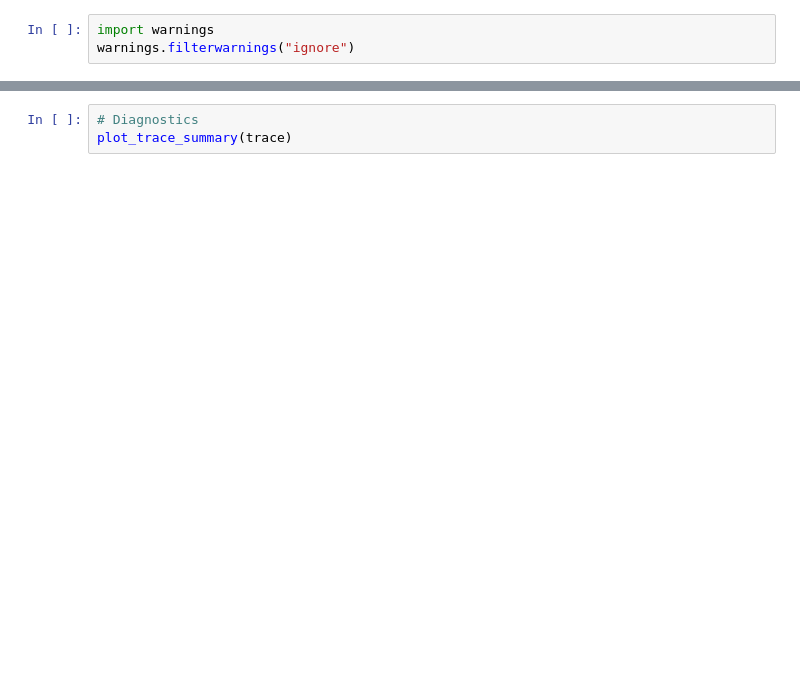
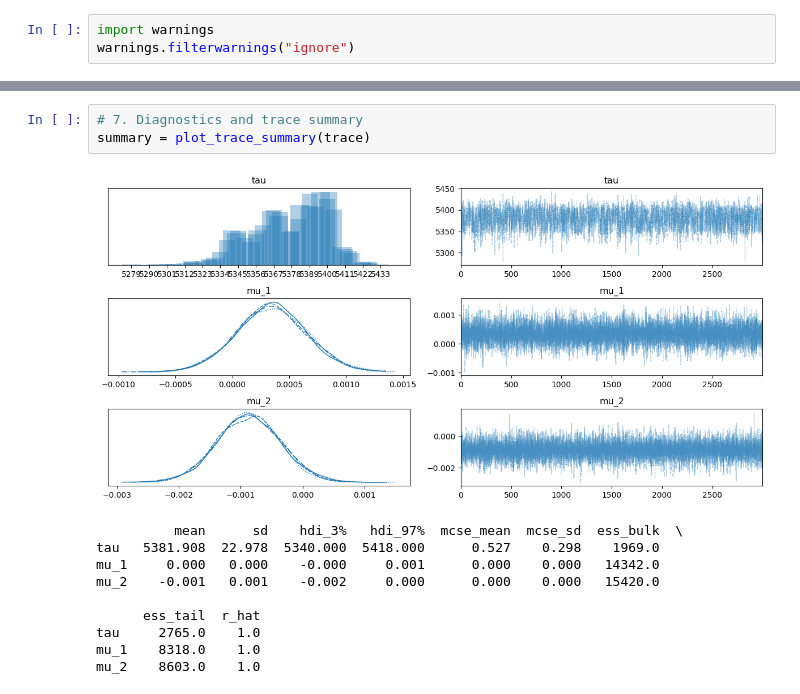
Before and after one commit to NuryeNigusMekonen/Change-point-analysis-and-statistical-modelling-of-time-series-data, a Jupyter notebook: notebook/loading_eda.ipynb, the cells around one changed output, grey strips where cells are left out. Saved outputs shown, nothing was run; the diff lists cells and outputs as text; blank space fills up the shorter version.

```diff
--- a/notebook/loading_eda.ipynb
+++ b/notebook/loading_eda.ipynb
@@ -66,4 +136,15 @@ trace = sample_model(model)
 # %%
-# Diagnostics
-plot_trace_summary(trace)
+# 7. Diagnostics and trace summary
+summary = plot_trace_summary(trace)
+# %% [output]
+[figure, added]
+          mean      sd    hdi_3%   hdi_97%  mcse_mean  mcse_sd  ess_bulk  \
+tau   5381.908  22.978  5340.000  5418.000      0.527    0.298    1969.0
+mu_1     0.000   0.000    -0.000     0.001      0.000    0.000   14342.0
+mu_2    -0.001   0.001    -0.002     0.000      0.000    0.000   15420.0
+
+      ess_tail  r_hat
+tau     2765.0    1.0
+mu_1    8318.0    1.0
+mu_2    8603.0    1.0
 # %%
```
Also changed, not shown: parts of 26 cells of this notebook, 4 other files.
